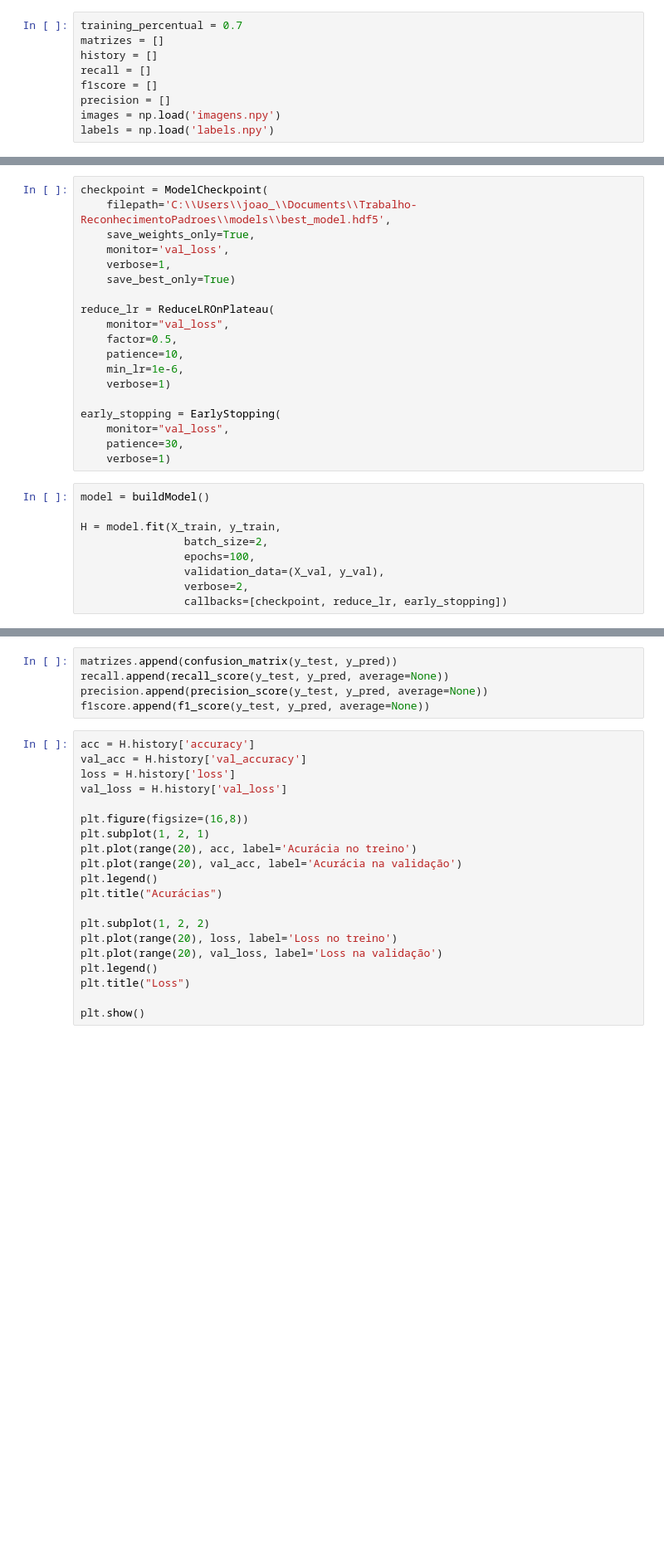
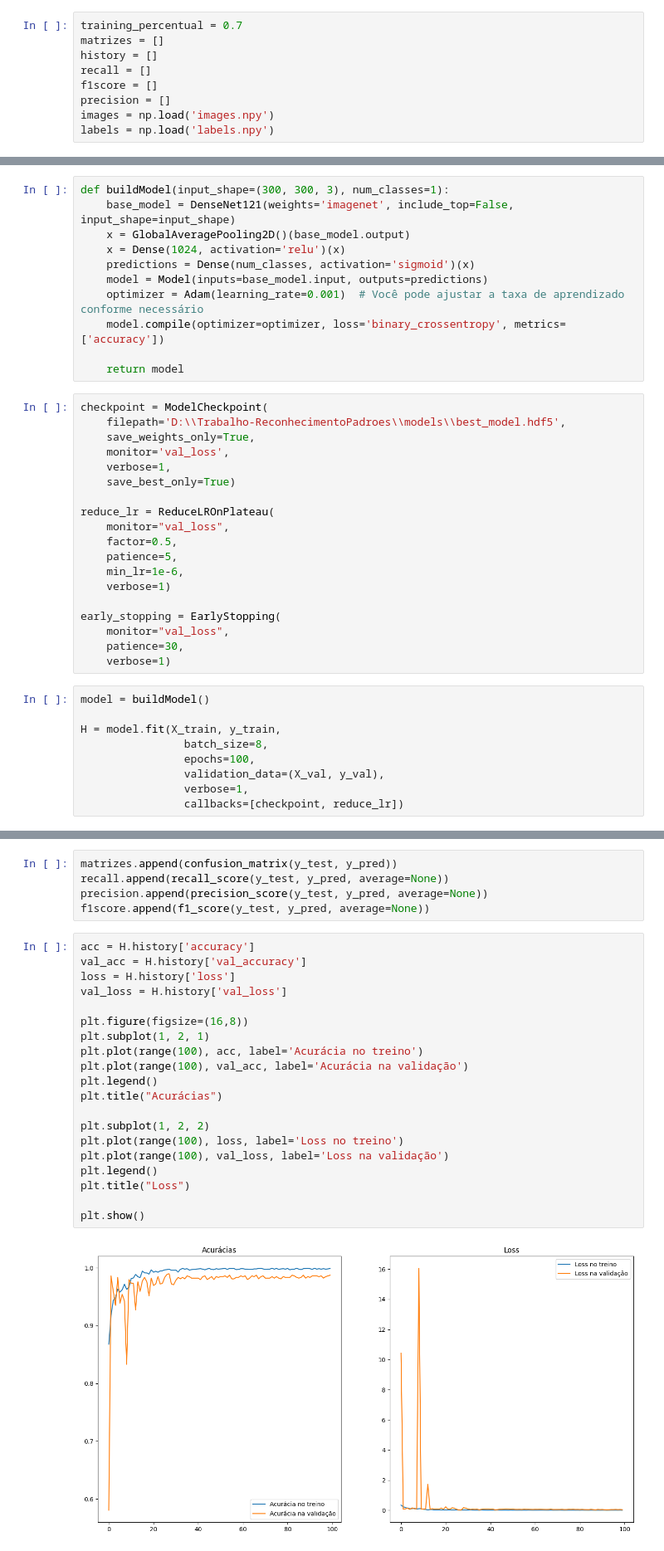
Before and after one commit to DanielMoreiraPinto/reconhecimento_de_padroes, a Jupyter notebook: detection.ipynb, the cells around one changed output, grey strips where cells are left out. Shown at 83% size. Drawn from its saved outputs; the diff is of its cells as text; blank space fills up the shorter version.

```diff
--- a/detection.ipynb
+++ b/detection.ipynb
@@ -21,7 +23,7 @@ history = []
 recall = []
 f1score = []
 precision = []
-images = np.load('imagens.npy')
+images = np.load('images.npy')
 labels = np.load('labels.npy')
 # %%
 X_train, X_test, y_train, y_test = train_test_split(images, labels, train_size = training_percentual)
@@ -76,6 +43,17 @@ def buildModel(input_shape=(300, 300, 3)):
+# %%
+def buildModel(input_shape=(300, 300, 3), num_classes=1):
+    base_model = DenseNet121(weights='imagenet', include_top=False, input_shape=input_shape)
+    x = GlobalAveragePooling2D()(base_model.output)
+    x = Dense(1024, activation='relu')(x)
+    predictions = Dense(num_classes, activation='sigmoid')(x)
+    model = Model(inputs=base_model.input, outputs=predictions)
+    optimizer = Adam(learning_rate=0.001)  # Você pode ajustar a taxa de aprendizado conforme necessário
+    model.compile(optimizer=optimizer, loss='binary_crossentropy', metrics=['accuracy'])
+
+    return model
 # %%
 checkpoint = ModelCheckpoint(
-    filepath='C:\\Users\\joao_\\Documents\\Trabalho-ReconhecimentoPadroes\\models\\best_model.hdf5',
+    filepath='D:\\Trabalho-ReconhecimentoPadroes\\models\\best_model.hdf5',
     save_weights_only=True,
     monitor='val_loss',
     verbose=1,
@@ -84,7 +62,7 @@ checkpoint = ModelCheckpoint(
 reduce_lr = ReduceLROnPlateau(
     monitor="val_loss",
     factor=0.5,
-    patience=10,
+    patience=5,
     min_lr=1e-6,
     verbose=1)
 
@@ -96,9 +74,9 @@ early_stopping = EarlyStopping(
 model = buildModel()
 
 H = model.fit(X_train, y_train,
-                batch_size=2,
+                batch_size=8,
                 epochs=100,
                 validation_data=(X_val, y_val),
-                verbose=2,
-                callbacks=[checkpoint, reduce_lr, early_stopping])
+                verbose=1,
+                callbacks=[checkpoint, reduce_lr])
 # %% [output]
@@ -121,20 +127,22 @@ f1score.append(f1_score(y_test, y_pred, average=None))
 # %%
 acc = H.history['accuracy']
 val_acc = H.history['val_accuracy']
 loss = H.history['loss']
 val_loss = H.history['val_loss']
 
 plt.figure(figsize=(16,8))
 plt.subplot(1, 2, 1)
-plt.plot(range(20), acc, label='Acurácia no treino')
-plt.plot(range(20), val_acc, label='Acurácia na validação')
+plt.plot(range(100), acc, label='Acurácia no treino')
+plt.plot(range(100), val_acc, label='Acurácia na validação')
 plt.legend()
 plt.title("Acurácias")
 
 plt.subplot(1, 2, 2)
-plt.plot(range(20), loss, label='Loss no treino')
-plt.plot(range(20), val_loss, label='Loss na validação')
+plt.plot(range(100), loss, label='Loss no treino')
+plt.plot(range(100), val_loss, label='Loss na validação')
 plt.legend()
 plt.title("Loss")
 
 plt.show()
+# %% [output]
+[figure, added]
```
Also changed, not shown: parts of 7 cells of this notebook, 1 other file.
